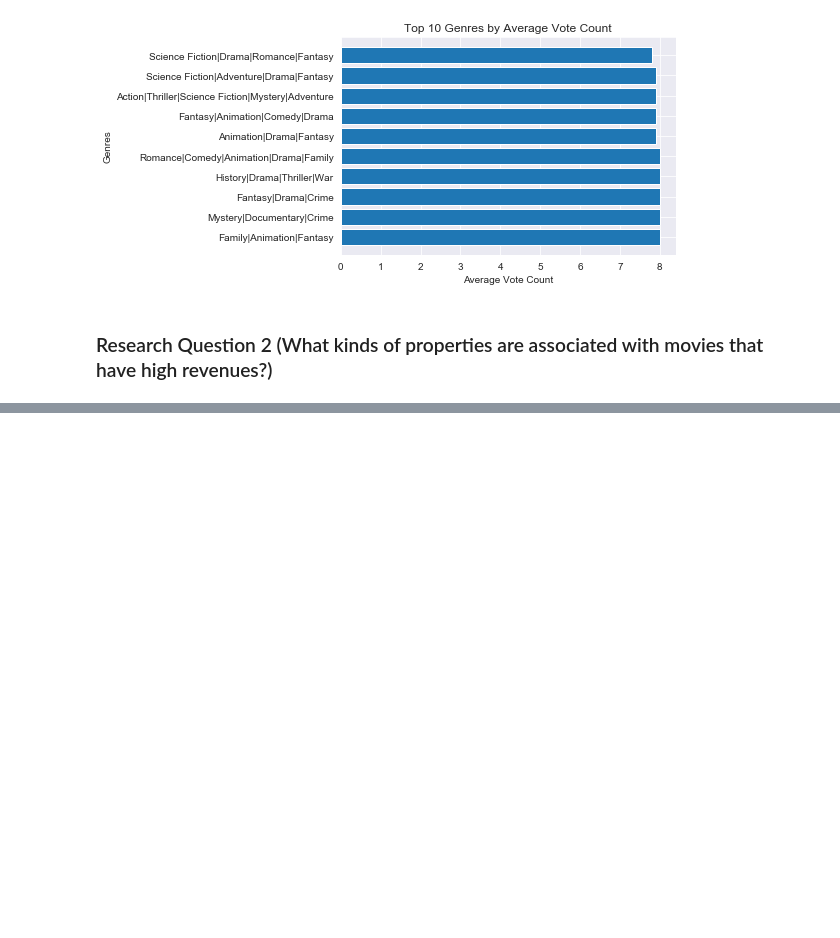
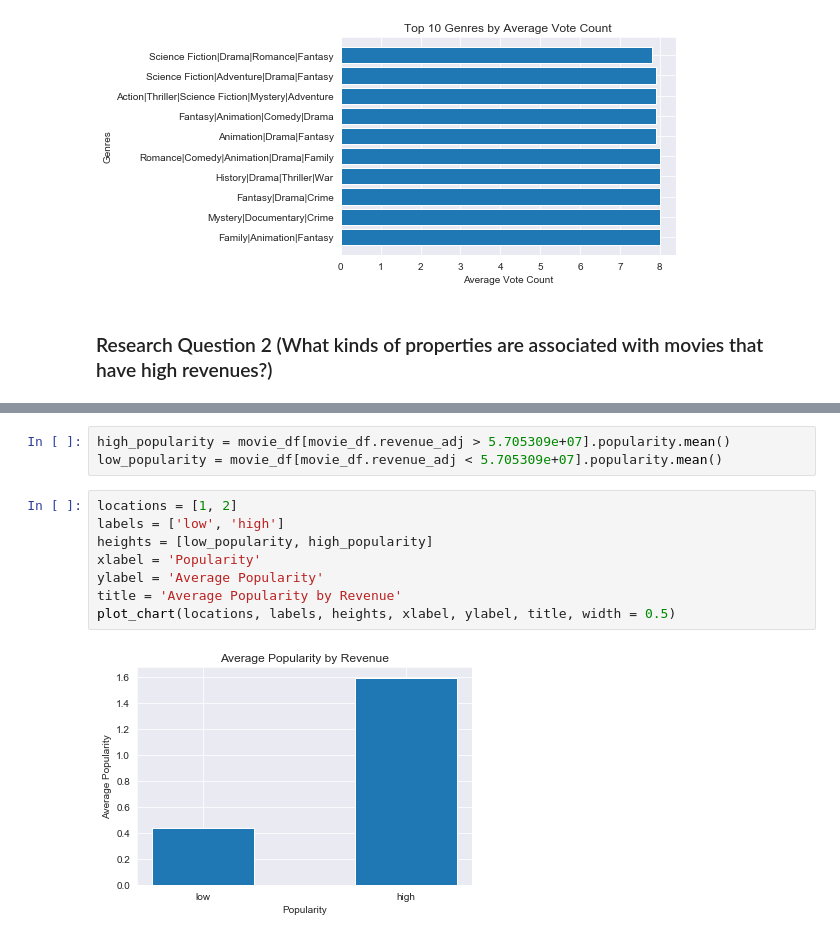
Before and after one commit to ManideepTelukuntla/Investigate-TMDB-Movie-Data, a Jupyter notebook: InvestigateTMDBMovieData.ipynb, the cells around one changed output, grey strips where cells are left out. Drawn from its saved outputs; the diff is of its cells as text; blank space fills up the shorter version.

```diff
--- a/InvestigateTMDBMovieData.ipynb
+++ b/InvestigateTMDBMovieData.ipynb
@@ -329,2 +364,15 @@ movie_df.describe()
+# %%
+high_popularity = movie_df[movie_df.revenue_adj > 5.705309e+07].popularity.mean()
+low_popularity = movie_df[movie_df.revenue_adj < 5.705309e+07].popularity.mean()
+# %%
+locations = [1, 2]
+labels = ['low', 'high']
+heights = [low_popularity, high_popularity]
+xlabel = 'Popularity'
+ylabel = 'Average Popularity'
+title = 'Average Popularity by Revenue'
+plot_chart(locations, labels, heights, xlabel, ylabel, title, width = 0.5)
+# %% [output]
+[figure, added]
 # %%
 movie_df.groupby(['release_year', 'original_title']).mean()['revenue_adj']
```
Also changed, not shown: parts of 10 cells of this notebook.
